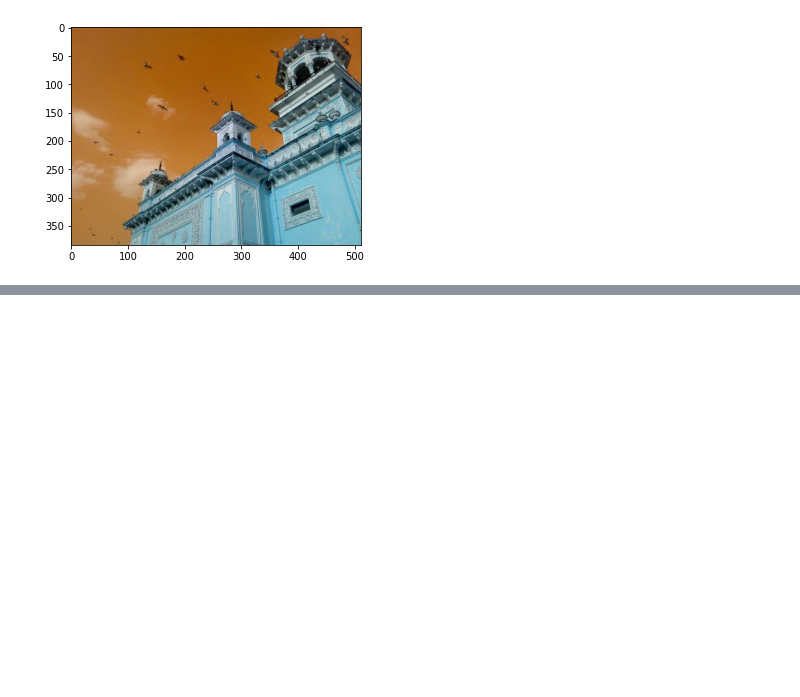
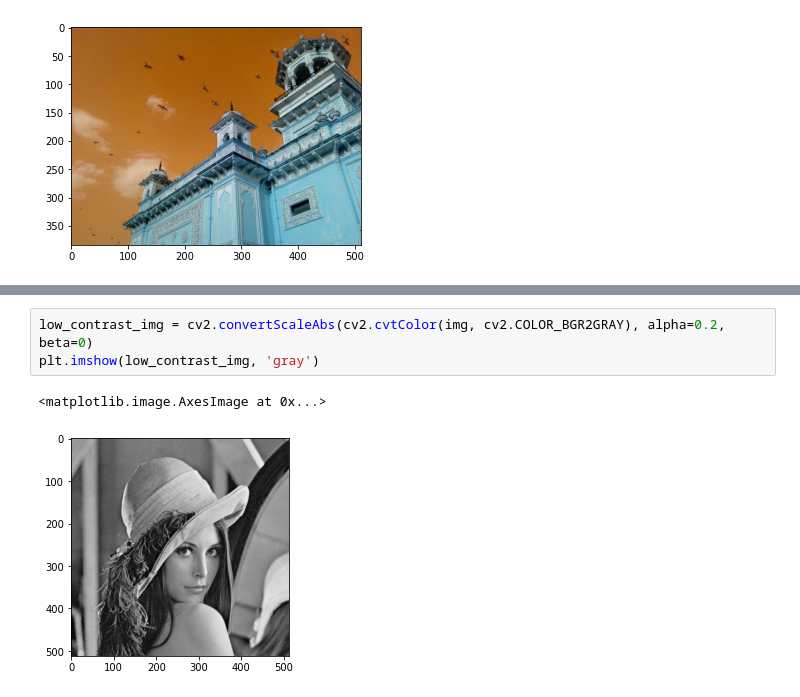
Before and after one commit to wlcosta/es235_pdi, a Jupyter notebook: 3_histogramas/histogramas.ipynb, the cells around one changed output, grey strips where cells are left out. Saved outputs shown, nothing was run; the diff lists cells and outputs as text; blank space fills up the shorter version.

Commit message:
Histogram notebook added

```diff
--- a/3_histogramas/histogramas.ipynb
+++ b/3_histogramas/histogramas.ipynb
@@ -127,0 +132,6 @@ plt.imshow(img)
+# %%
+low_contrast_img = cv2.convertScaleAbs(cv2.cvtColor(img, cv2.COLOR_BGR2GRAY), alpha=0.2, beta=0)
+plt.imshow(low_contrast_img, 'gray')
+# %% [output]
+<matplotlib.image.AxesImage at 0x...>
+[figure, added]
```
Also changed, not shown: parts of 4 cells of this notebook.
